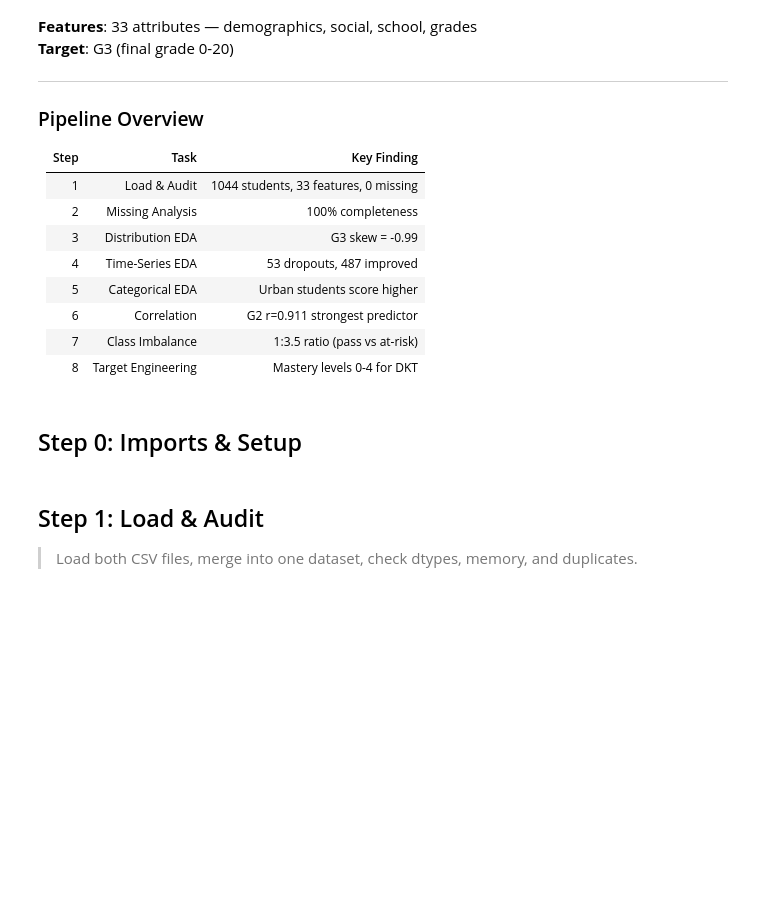
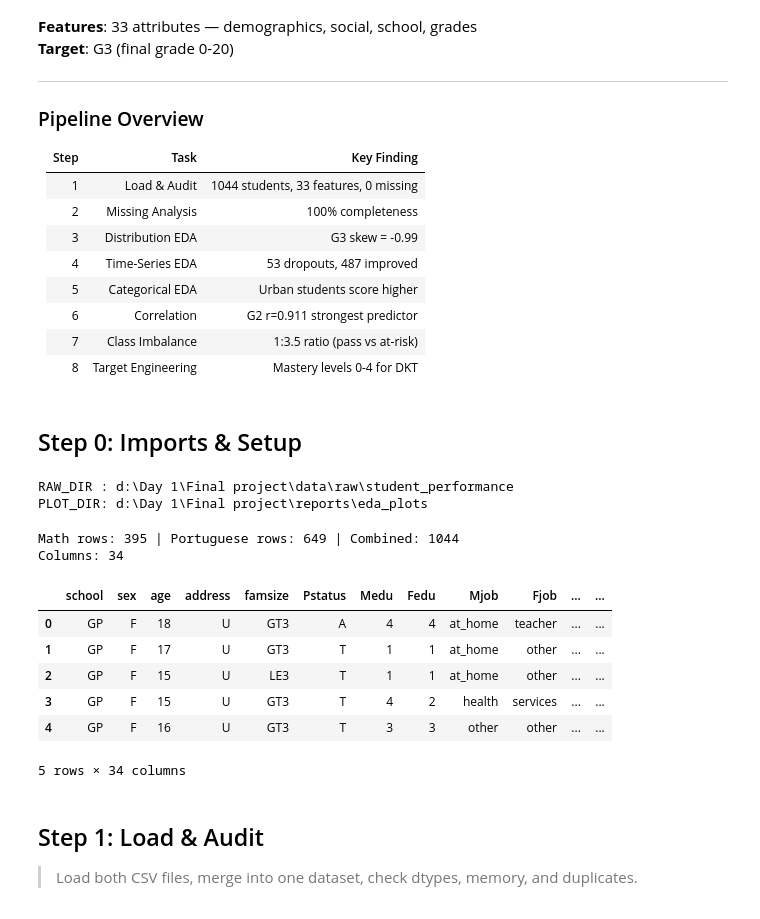
Before and after one commit to DeveshPanthri/SuperComputing-Internship, a Jupyter notebook: notebooks/full_eda_pipeline.ipynb, the cells around one changed output. Saved outputs shown, nothing was run; the diff lists cells and outputs as text; code cells hidden in the pictures; blank space fills up the shorter version.

```diff
--- a/notebooks/full_eda_pipeline.ipynb
+++ b/notebooks/full_eda_pipeline.ipynb
@@ -35,6 +39,46 @@ print('src/ exists: ', os.path.isdir(os.path.join(PROJECT_DIR, 'src')))
 | 8 | Target Engineering | Mastery levels 0-4 for DKT |
 # %% [markdown]
 ## Step 0: Imports & Setup
+# %%
+import matplotlib.pyplot as plt
+import seaborn as sns
+
+sns.set_theme(style='whitegrid', palette='muted')
+plt.rcParams.update({'figure.dpi': 100, 'font.size': 11})
+
+RAW_DIR  = os.path.join(PROJECT_DIR, 'data', 'raw', 'student_performance')
+PROC_DIR = os.path.join(PROJECT_DIR, 'data', 'processed')
+PLOT_DIR = os.path.join(PROJECT_DIR, 'reports', 'eda_plots')
+os.makedirs(PLOT_DIR, exist_ok=True)
+os.makedirs(PROC_DIR, exist_ok=True)
+
+print('RAW_DIR :', RAW_DIR)
+print('PLOT_DIR:', PLOT_DIR)
+# %% [output]
+RAW_DIR : d:\Day 1\Final project\data\raw\student_performance
+PLOT_DIR: d:\Day 1\Final project\reports\eda_plots
+# %%
+# Load both CSVs and tag with subject
+mat = pd.read_csv(os.path.join(RAW_DIR, 'student-mat.csv'), sep=';')
+por = pd.read_csv(os.path.join(RAW_DIR, 'student-por.csv'), sep=';')
+
+mat['subject'] = 'Math'
+por['subject'] = 'Portuguese'
+
+df = pd.concat([mat, por], ignore_index=True)
+print(f'Math rows: {len(mat)} | Portuguese rows: {len(por)} | Combined: {len(df)}')
+print(f'Columns: {df.shape[1]}')
+df.head()
+# %% [output]
+Math rows: 395 | Portuguese rows: 649 | Combined: 1044
+Columns: 34
+|  | school | sex | age | address | famsize | Pstatus | Medu | Fedu | Mjob | Fjob | ... | ... |
+| 0 | GP | F | 18 | U | GT3 | A | 4 | 4 | at_home | teacher | ... | ... |
+| 1 | GP | F | 17 | U | GT3 | T | 1 | 1 | at_home | other | ... | ... |
+| 2 | GP | F | 15 | U | LE3 | T | 1 | 1 | at_home | other | ... | ... |
+| 3 | GP | F | 15 | U | GT3 | T | 4 | 2 | health | services | ... | ... |
+| 4 | GP | F | 16 | U | GT3 | T | 3 | 3 | other | other | ... | ... |
+5 rows × 34 columns
 # %% [markdown]
 ## Step 1: Load & Audit
 > Load both CSV files, merge into one dataset, check dtypes, memory, and duplicates.
```
Also changed, not shown: parts of 18 cells of this notebook, 12 other files.
